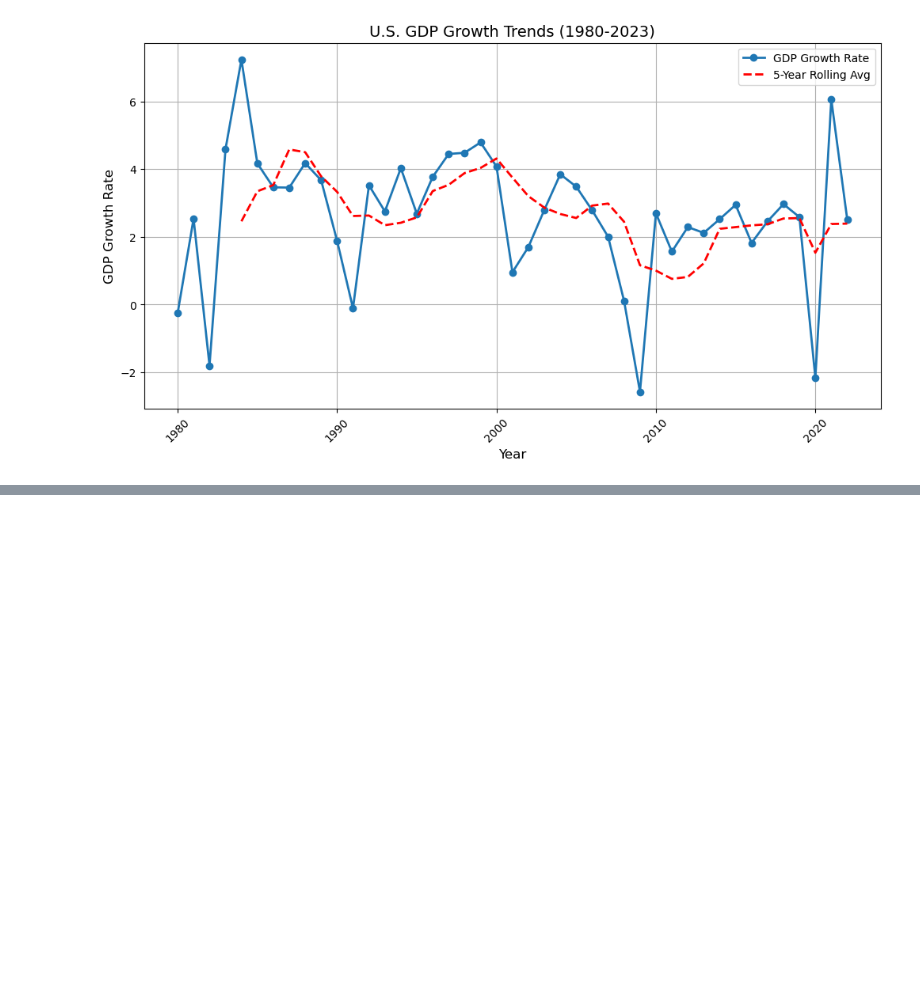
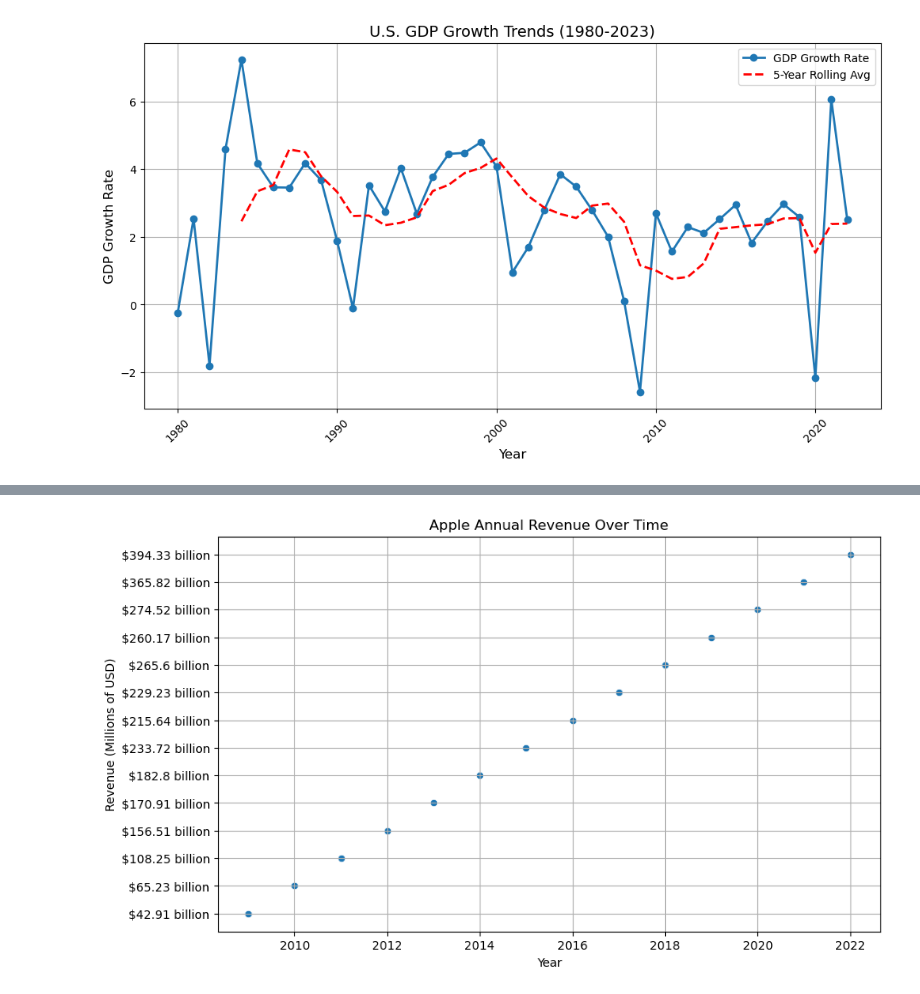
Before and after one commit to RaoooFu/Project-1111, a Jupyter notebook: Main.ipynb, the cells around one changed output, grey strips where cells are left out. Saved outputs shown, nothing was run; the diff lists cells and outputs as text; code cells hidden in the pictures; blank space fills up the shorter version.

```diff
--- a/Main.ipynb
+++ b/Main.ipynb
@@ -366,0 +407,18 @@ plt.show()
+# %%
+
+import seaborn as sns
+import matplotlib.pyplot as plt
+
+plt.figure(figsize=(10, 6))
+sns.scatterplot(x="Year", y="Revenue (Millions of USD)", data=revenue_stock)
+
+# Invert Y-axis (if necessary)
+plt.gca().invert_yaxis()  # 👈 Remove this if Y-axis is correct
+
+plt.title("Apple Annual Revenue Over Time")
+plt.xlabel("Year")
+plt.ylabel("Revenue (Millions of USD)")
+plt.grid(True)
+plt.show()
+# %% [output]
+[figure, added]
```
Also changed, not shown: parts of 10 cells of this notebook.
